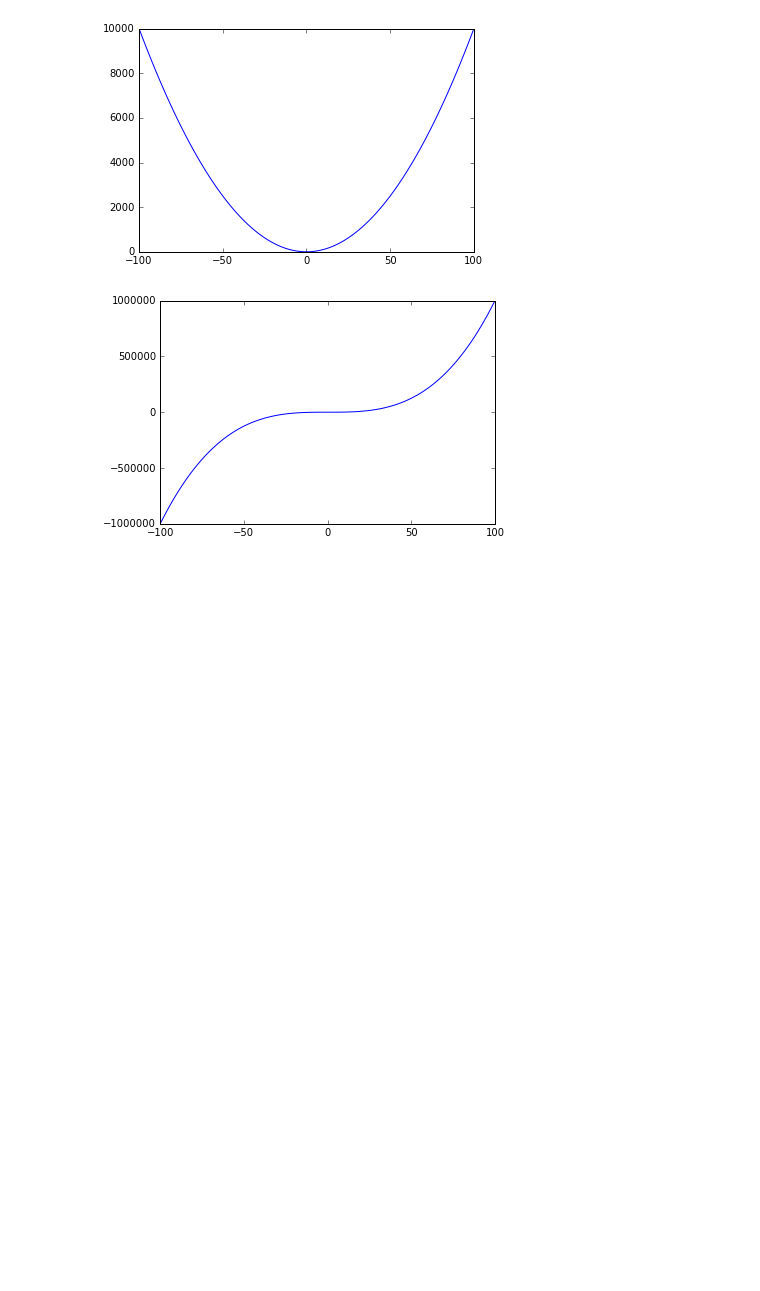
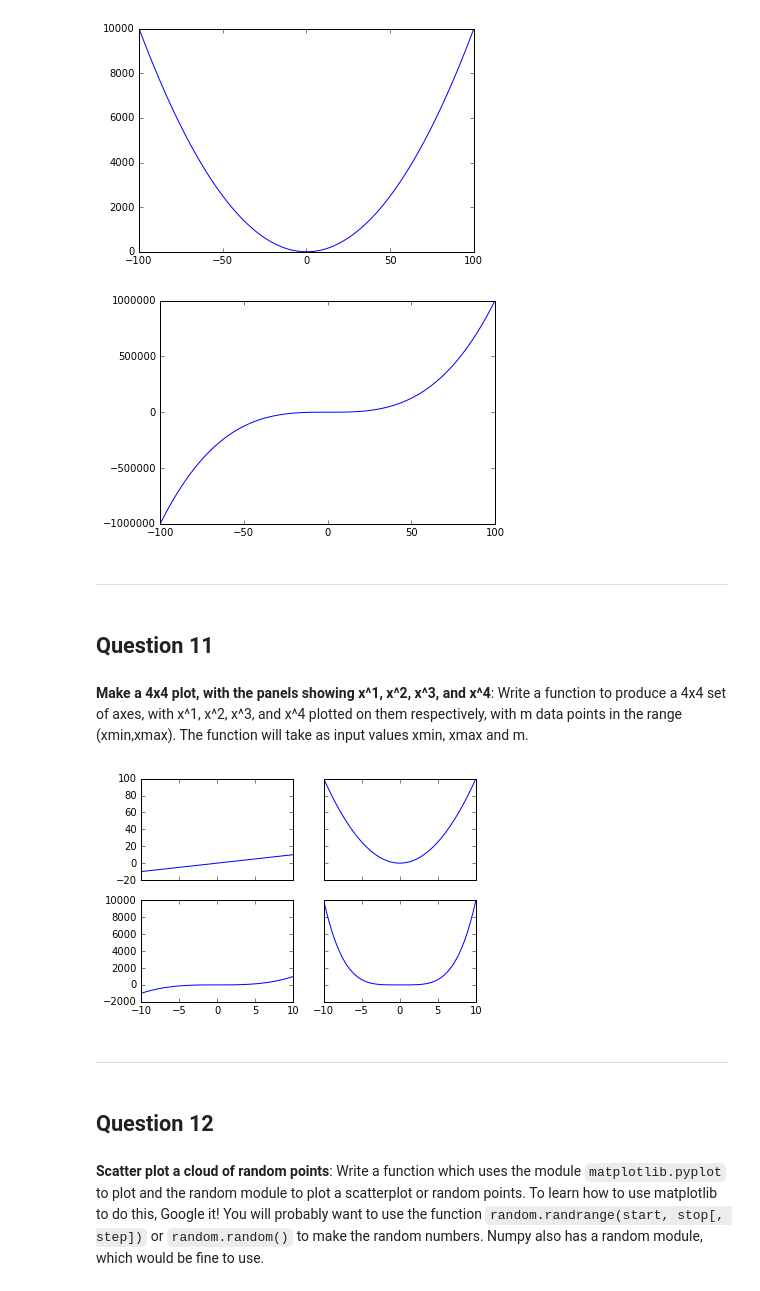
Before and after one commit to bjpop/python_physics_sample_solutions, a Jupyter notebook: Python for physicists workshop practice problems, sample solutions.ipynb, the cells around one changed output. Drawn from its saved outputs; the diff is of its cells as text; code cells hidden in the pictures; blank space fills up the shorter version.

Commit message:
Added more solutions and some input data

```diff
--- a/Python for physicists workshop practice problems, sample solutions.ipynb
+++ b/Python for physicists workshop practice problems, sample solutions.ipynb
@@ -382,3 +382,31 @@ plot_power(2, 100, -100, 100)
 plot_power(3, 100, -100, 100)
 # %% [output]
 [figure]
+# %% [markdown]
+----
+# %% [markdown]
+## Question 11
+# %% [markdown]
+**Make a 4x4 plot, with the panels showing x^1, x^2, x^3, and x^4**: Write a function to produce a 4x4 set of axes, with x^1, x^2, x^3, and x^4 plotted on them respectively, with m data points in the range (xmin,xmax). The function will take as input values xmin, xmax and m.
+# %%
+def subplots(num_points, xmin, xmax):
+    f, ((ax1, ax2), (ax3, ax4)) = plt.subplots(2, 2, sharex='col', sharey='row')
+    x = np.linspace(xmin, xmax, num_points)
+    y1 = np.power(x, 1)
+    y2 = np.power(x, 2)
+    y3 = np.power(x, 3)
+    y4 = np.power(x, 4)
+    ax1.plot(x, y1)
+    ax2.plot(x, y2)
+    ax3.plot(x, y3)
+    ax4.plot(x, y4)
+# %%
+subplots(100, -10, 10)
+# %% [output]
+[figure, added]
+# %% [markdown]
+----
+# %% [markdown]
+## Question 12
+# %% [markdown]
+**Scatter plot a cloud of random points**: Write a function which uses the module `matplotlib.pyplot` to plot and the random module to plot a scatterplot or random points. To learn how to use matplotlib to do this, Google it! You will probably want to use the function `random.randrange(start, stop[, step])` or `random.random()` to make the random numbers. Numpy also has a random module, which would be fine to use.
```
Also changed, not shown: parts of 25 cells of this notebook, 4 other files.
